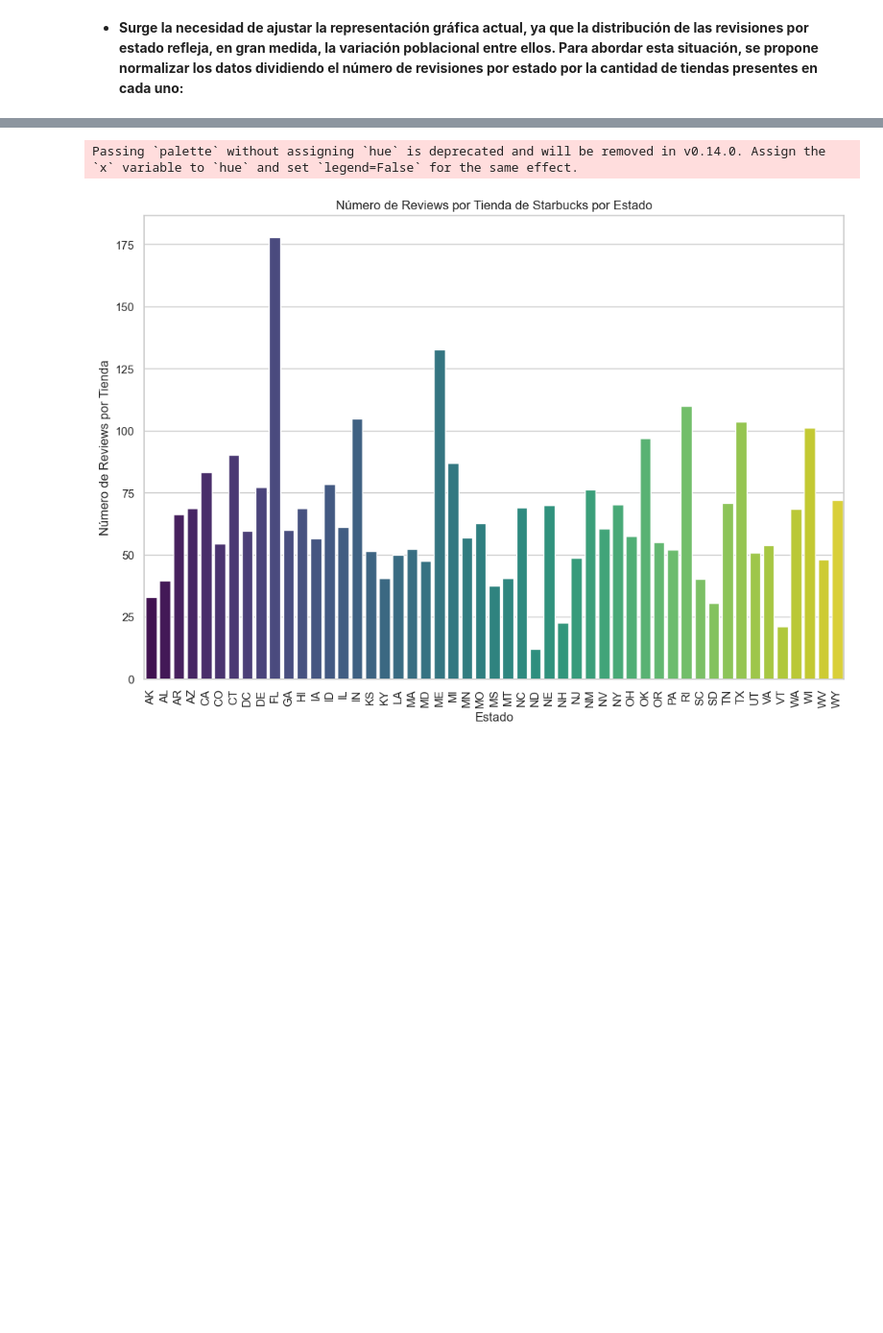
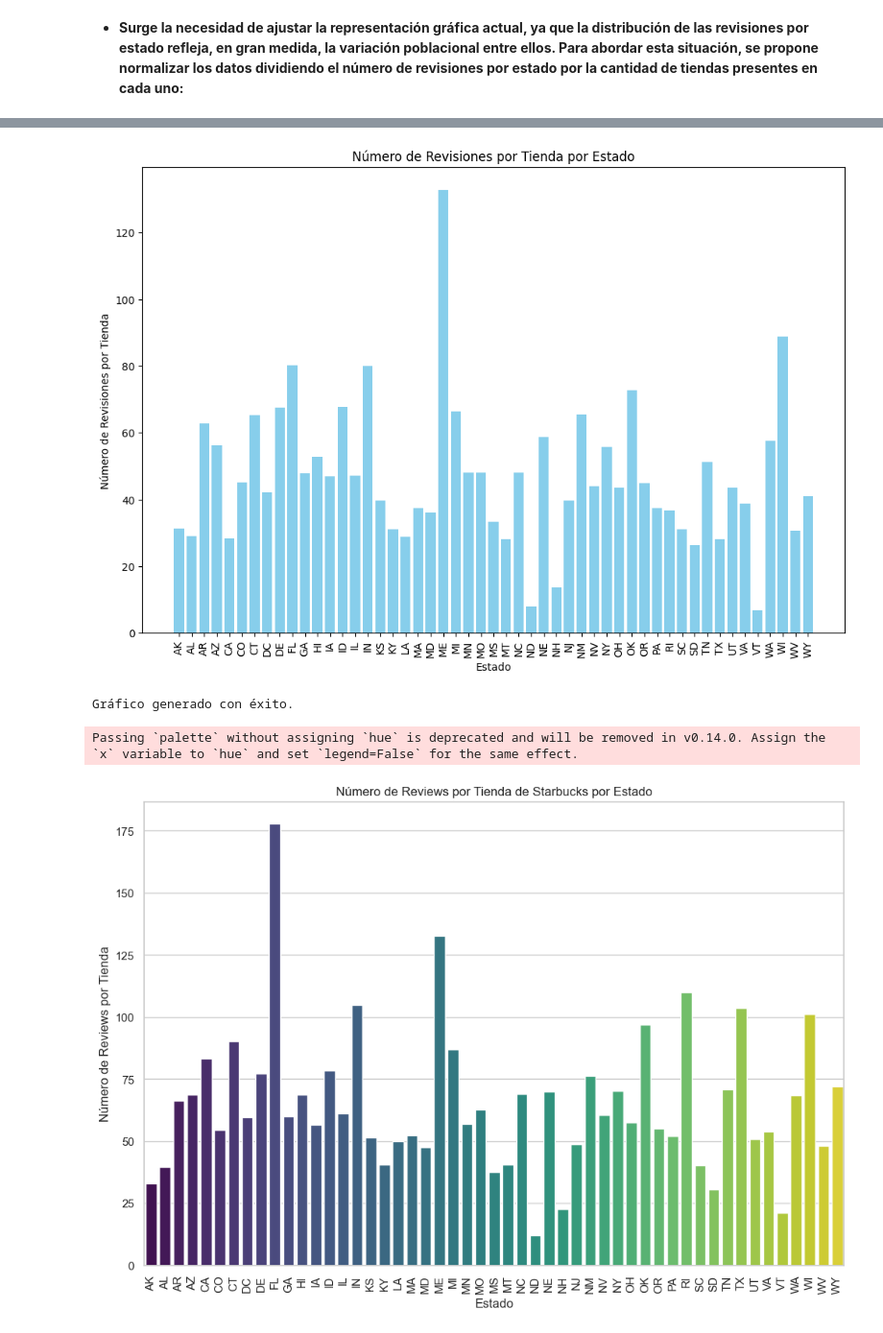
Before and after one commit to RadTorino/Starbucks_Analysis, a Jupyter notebook: google/notebooks/EDA reviews google starbucks.ipynb, the cells around one changed output, grey strips where cells are left out. Shown at 96% size. Drawn from its saved outputs; the diff is of its cells as text; code cells hidden in the pictures; blank space fills up the shorter version.

```diff
--- a/google/notebooks/EDA reviews google starbucks.ipynb
+++ b/google/notebooks/EDA reviews google starbucks.ipynb
@@ -228,3 +242,36 @@ Passing `palette` without assigning `hue` is deprecated and will be removed in v
+# %%
+# Calcular el número de revisiones por tienda por estado y graficar
+
+import pandas as pd
+import matplotlib.pyplot as plt
+# Calcular el número de revisiones por tienda por estado
+reviews_per_store_state = merged_df.groupby(['state', 'gmap_id']).size().reset_index(name='review_count')
+
+# Calcular el número de revisiones por estado
+reviews_per_state = reviews_per_store_state.groupby('state')['review_count'].sum().reset_index()
+
+# Calcular el número de tiendas por estado
+stores_per_state = df1.groupby('state')['gmap_id'].nunique().reset_index(name='store_count')
+
+# Unir el número de revisiones y el número de tiendas por estado
+reviews_and_stores_per_state = pd.merge(reviews_per_state, stores_per_state, on='state')
+
+# Calcular el número de revisiones por tienda por estado
+reviews_and_stores_per_state['reviews_per_store'] = reviews_and_stores_per_state['review_count'] / reviews_and_stores_per_state['store_count']
+
+# Graficar
+plt.figure(figsize=(12, 8))
+plt.bar(reviews_and_stores_per_state['state'], reviews_and_stores_per_state['reviews_per_store'], color='skyblue')
+plt.xlabel('Estado')
+plt.ylabel('Número de Revisiones por Tienda')
+plt.title('Número de Revisiones por Tienda por Estado')
+plt.xticks(rotation=90)
+plt.show()
+
+print("Gráfico generado con éxito.")
+# %% [output]
+[figure, added]
+Gráfico generado con éxito.
 # %%
 # Habilitar TQDM para pandas
 tqdm.pandas()
```
Also changed, not shown: parts of 5 cells of this notebook.
